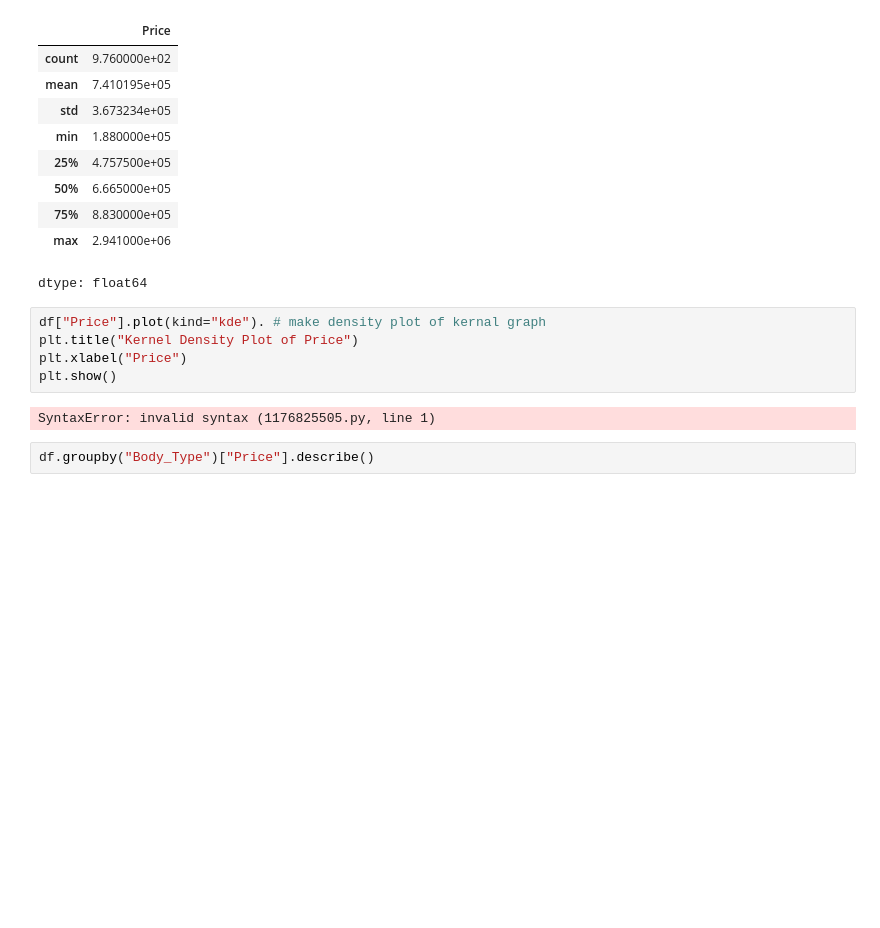
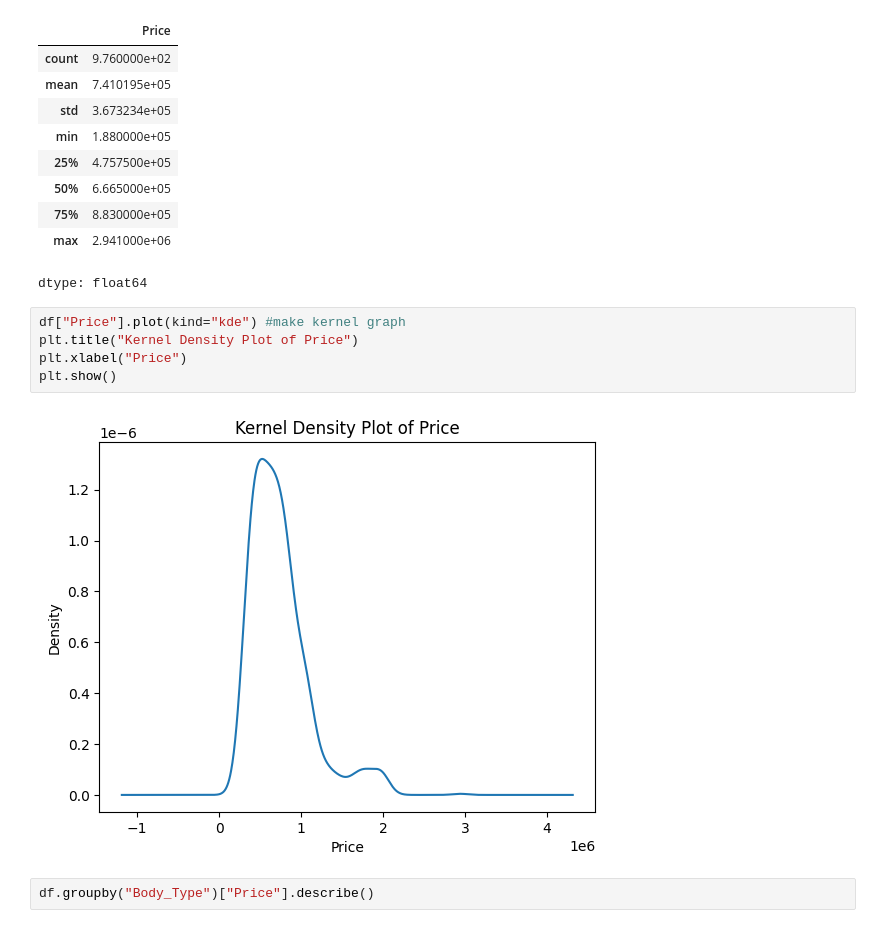
Before and after one commit to msoly25/undergrad_ml_assignments, a Jupyter notebook: 03_assignment_linear_models.ipynb, the cells around one changed output. Saved outputs shown, nothing was run; the diff lists cells and outputs as text; blank space fills up the shorter version.

```diff
--- a/03_assignment_linear_models.ipynb
+++ b/03_assignment_linear_models.ipynb
@@ -318,12 +322,12 @@ df["Price"].describe()
 | max | 2.941000e+06 |
 dtype: float64
 # %%
-df["Price"].plot(kind="kde"). # make density plot of kernal graph
+df["Price"].plot(kind="kde") #make kernel graph
 plt.title("Kernel Density Plot of Price")
 plt.xlabel("Price")
 plt.show()
 # %% [output]
-SyntaxError: invalid syntax (1176825505.py, line 1)
+[figure, added]
 # %%
 df.groupby("Body_Type")["Price"].describe()
 # %% [output]
```
Also changed, not shown: parts of 11 cells of this notebook.
